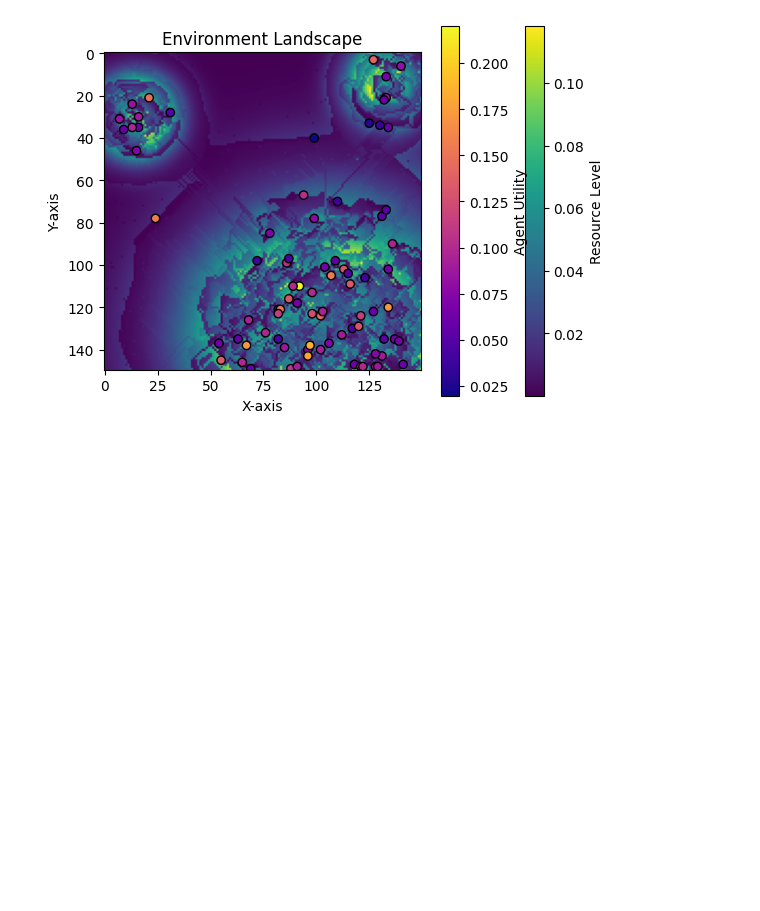
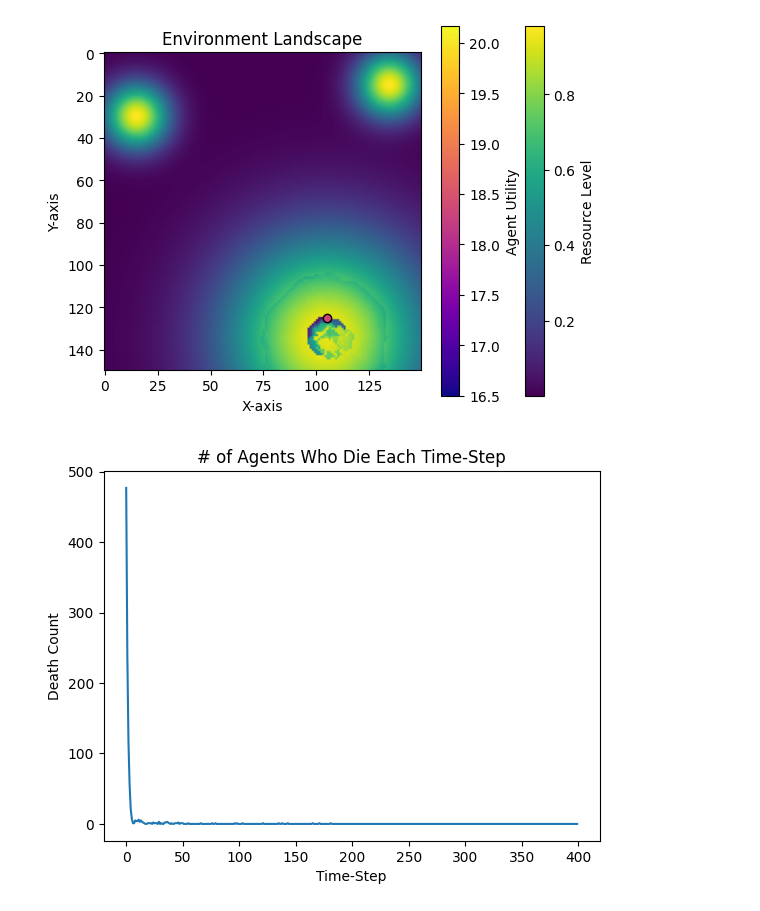
Before and after one commit to Zeke-CE/Agent-Based-Barter-Model, a Jupyter notebook: Sugarscape_Economic_Model.ipynb, the cells around one changed output. Cells and saved outputs as stored; diff of their text form; code cells hidden in the pictures; blank space fills up the shorter version.

Commit message:
Added more plot, improved utility function, and added beggings of the foundation of the trade function. Currently working

```diff
--- a/Sugarscape_Economic_Model.ipynb
+++ b/Sugarscape_Economic_Model.ipynb
@@ -131,8 +176,11 @@ def update(agents, env, resource_depletion_rate, resource_regrowth_rate):
 # %%
-def observe(agents, env):
+def observe(agents, env, death):
+    #Plot landscape
     plt.imshow(env.landscape, cmap='viridis')
     plt.colorbar(label='Resource Level')
-    utilities = [agent.utility_function(env.get_resource_at(agent.position)) for agent in agents]
+
+    #Plot agents
+    utilities = [agent.utility for agent in agents]
     scatter = plt.scatter(
         [agent.position[1] for agent in agents],
         [agent.position[0] for agent in agents],
@@ -141,19 +189,39 @@ def observe(agents, env):
         edgecolors='black',
         label='Agents'
     )
+
     plt.colorbar(scatter, label='Agent Utility')
     plt.title('Environment Landscape')
     plt.xlabel('X-axis')
     plt.ylabel('Y-axis')
     plt.show()
+
+    #Plot amount of agents who die each time step
+    plt.plot(death, label='Death Rate')
+    plt.title('# of Agents Who Die Each Time-Step')
+    plt.xlabel('Time-Step')
+    plt.ylabel('Death Count')
+    plt.show()
+
+    #Plot utility distribution
+    plt.hist(utilities, label = 'Utility Distribution')
+    plt.title('Utility Distribution')
+    plt.xlabel('Utility')
+    plt.ylabel('Count')
+    plt.show()
+
+    #Plot average utility & quartiles
 # %%
-def run(time_steps, num_agents, environment_size, landscape_function, max_resource, resource_depletion_rate, resource_regrowth_rate, metabolic_rate, preferences):
-    agents, env = initialize(num_agents, environment_size, landscape_function, max_resource, metabolic_rate, preferences)
+def run(time_steps, num_agents, environment_size, landscape_function, max_resource, resource_depletion_rate, resource_regrowth_rate, metabolic_rate, preferences, vision, reproduction_rate):
+    agents, env = initialize(num_agents, environment_size, landscape_function, max_resource, metabolic_rate, preferences, vision, reproduction_rate)
+    death = []
     for t in range(time_steps):
 
-        update(agents, env, resource_depletion_rate, resource_regrowth_rate)
+        dead_agents = update(agents, env, resource_depletion_rate, resource_regrowth_rate)
 
-        observe(agents, env)
+        death.append(dead_agents)
+
+        observe(agents, env, death)
 
         clear_output(wait=True)
 
@@ -161,10 +229,11 @@ def run(time_steps, num_agents, environment_size, landscape_function, max_resour
 
 
 
-    observe(agents, env)
+    observe(agents, env, death)
 # %%
-f = lambda x, y: np.exp(-((x - 0.9) ** 2 + (y - 0.1) ** 2)/.01)+ np.exp(-((x - 0.1) ** 2 + (y - 0.2) ** 2)/.01) + np.exp(-((x - 0.7) ** 2 + (y - 0.9) ** 2)/.1)
+f = lambda x, y: np.exp(-((x - 0.9) ** 2 + (y - 0.1) ** 2)/.01)+ np.exp(-((x - 0.1) ** 2 + (y - 0.2) ** 2)/.01) + np.exp(-((x - 0.7) ** 2 + (y - 0.9) ** 2)/.1) #Function that determines the landscape
 
-run(time_steps=400, num_agents=1000, environment_size=(150, 150), landscape_function=f, max_resource=1, resource_depletion_rate=1, resource_regrowth_rate=.001, metabolic_rate=.3, preferences=.5)
+run(time_steps=400, num_agents=1000, environment_size=(150, 150), landscape_function=f, max_resource=1, resource_depletion_rate=1, resource_regrowth_rate=.01, metabolic_rate=.9, preferences=.5, vision = 1, reproduction_rate = .1)
 # %% [output]
-[figure, old version]
+[figure, new version]
+[figure, added]
```
Also changed, not shown: parts of 7 cells of this notebook, 1 other file.
